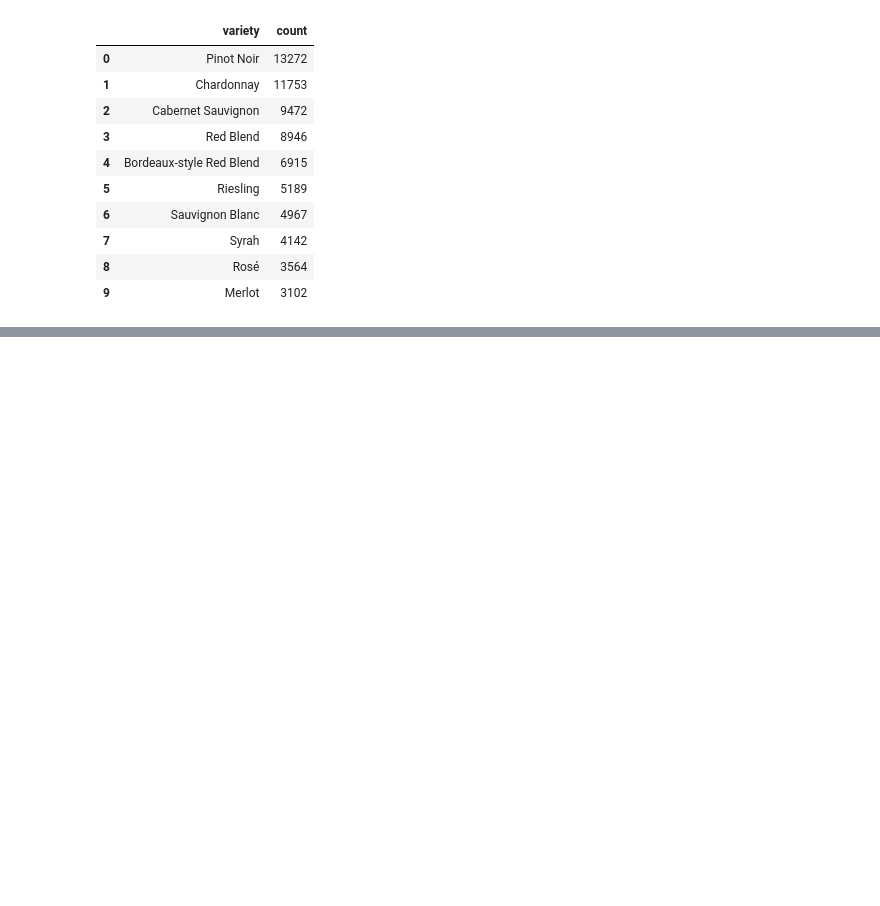
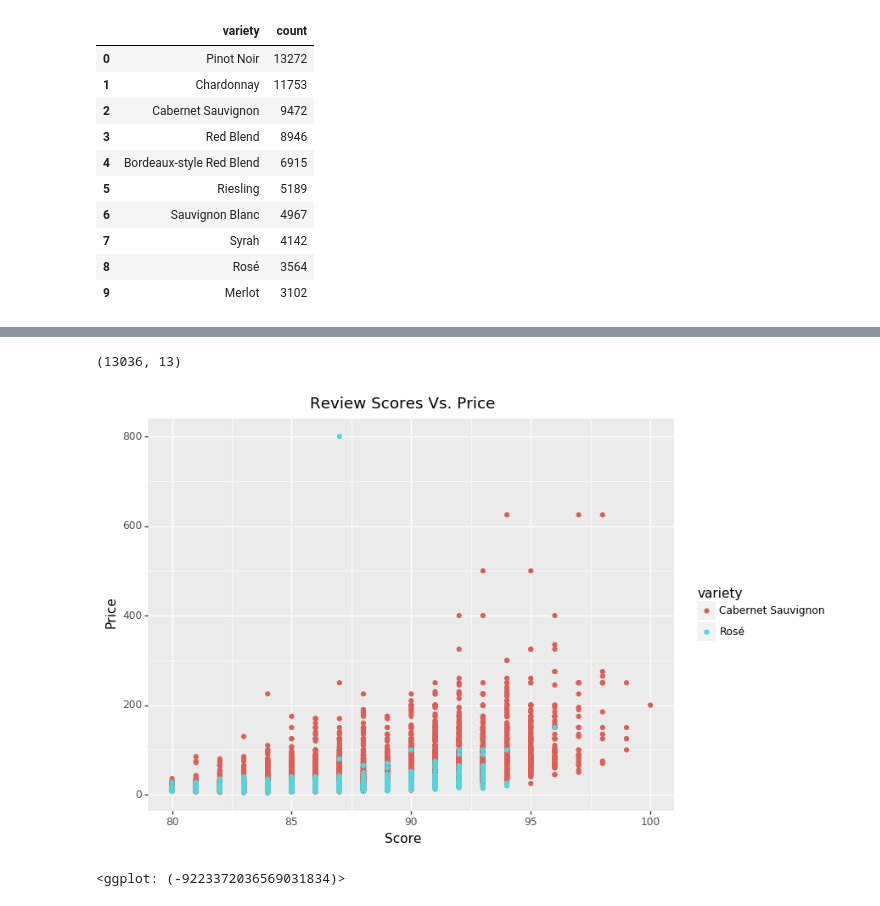
Before and after one commit to corazzon/KaggleStruggle, a Jupyter notebook: wine-reviews/plotnine.ipynb, the cells around one changed output, grey strips where cells are left out. Cells and saved outputs as stored; diff of their text form; code cells hidden in the pictures; blank space fills up the shorter version.

```diff
--- a/wine-reviews/plotnine.ipynb
+++ b/wine-reviews/plotnine.ipynb
@@ -319,0 +323,19 @@ df = (common_wines
+# %%
+# 비싼 와인일수록 리뷰에서 좋은 점수를 받을까요?
+# 가장 비싼 와인과 저렴한 와인을 비교해 봅니다.
+compare_price_wines = common_wines.loc[common_wines.variety.isin(['Rosé', 'Cabernet Sauvignon'])]
+compare_price_wines.shape
+# %% [output]
+(13036, 13)
+# %%
+(ggplot(compare_price_wines)
+    + aes(x='points', y='price', color='variety')
+    + geom_point()
+    + ggtitle("Review Scores Vs. Price")
+    + xlab('Score')
+    + ylab('Price')
+    + theme(figure_size=(8, 6))
+)
+# %% [output]
+[figure, added]
+<ggplot: (-9223372036569031834)>
```
Also changed, not shown: parts of 18 cells of this notebook.
